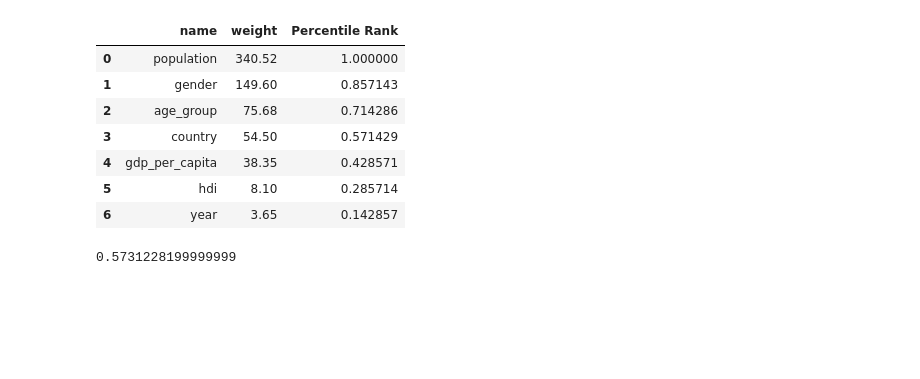
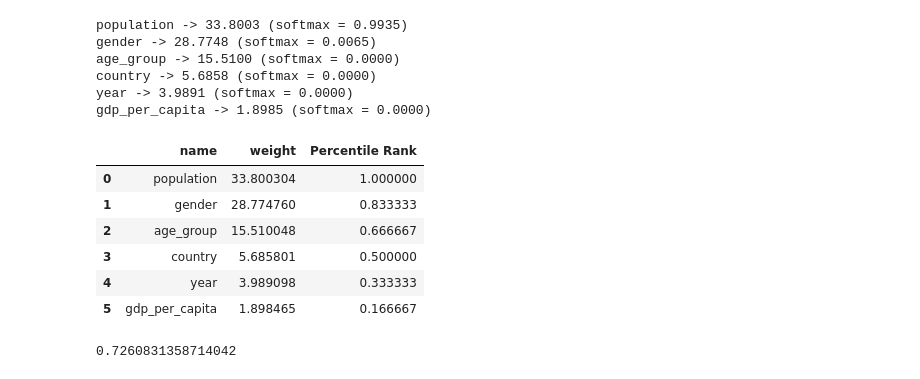
Before and after one commit to MichalBerg99/MachineLearning, a Jupyter notebook: ML_Suicide_prediction.ipynb, the cells around one changed output. Saved outputs shown, nothing was run; the diff lists cells and outputs as text; code cells hidden in the pictures; blank space fills up the shorter version.

```diff
--- a/ML_Suicide_prediction.ipynb
+++ b/ML_Suicide_prediction.ipynb
@@ -19,6 +22,6 @@ df.head()
 # Change names of the columns
 df.columns=["country","year","gender","age_group","suicide_number","population","sui_pop","country_year","hdi","gdp_for_year","gdp_per_capita","generation"]
 # %%
-df.drop(["country_year","gdp_for_year","generation","sui_pop"],axis=1,inplace=True)
+df.drop(["country_year","gdp_for_year","generation","sui_pop","hdi"],axis=1,inplace=True)
 df.head()
 # %% [output]
@@ -224,8 +221,9 @@ R_squared: 0.85438
 # %%
 import shap
 
-# Fits the explainer
-explainer = shap.Explainer(model.predict, X_test)
+# Fits the explainer using the fitted random_forest
+explainer = shap.Explainer(random_forest_fitted.predict, X_test)
+
 
 # Calculates the SHAP values
 shap_values = explainer(X_test)
@@ -261,35 +259,68 @@ shap.summary_plot(shap_values, plot_type='violin')
+# %%
+from scipy.special import softmax
+
+def print_feature_importances_shap_values(shap_values, features):
+    '''
+    Prints the feature importances based on SHAP values in an ordered way
+    shap_values -> The SHAP values calculated from a shap.Explainer object
+    features -> The name of the features, on the order presented to the explainer
+    '''
+    # Calculates the feature importance (mean absolute shap value) for each feature
+    importances = []
+    for i in range(shap_values.values.shape[1]):
+        importances.append(np.mean(np.abs(shap_values.values[:, i])))
+    # Calculates the normalized version
+    importances_norm = softmax(importances)
+    # Organize the importances and columns in a dictionary
+    feature_importances = {fea: imp for imp, fea in zip(importances, features)}
+    feature_importances_norm = {fea: imp for imp, fea in zip(importances_norm, features)}
+    # Sorts the dictionary
+    feature_importances = {k: v for k, v in sorted(feature_importances.items(), key=lambda item: item[1], reverse = True)}
+    feature_importances_norm= {k: v for k, v in sorted(feature_importances_norm.items(), key=lambda item: item[1], reverse = True)}
+    # Prints the feature importances
+    weights = []
+    for k, v in feature_importances.items():
+        print(f"{k} -> {v:.4f} (softmax = {feature_importances_norm[k]:.4f})")
+        weights.append(v)
+    return weights
+# %%
+weights = print_feature_importances_shap_values(shap_values, ['country','year','gender','age_group','population','gdp_per_capita'])
+# %% [output]
+population -> 33.8003 (softmax = 0.9935)
+gender -> 28.7748 (softmax = 0.0065)
+age_group -> 15.5100 (softmax = 0.0000)
+country -> 5.6858 (softmax = 0.0000)
+year -> 3.9891 (softmax = 0.0000)
+gdp_per_capita -> 1.8985 (softmax = 0.0000)
 # %%
 ODI_runs = {'name': ['population', 'gender', 'age_group',
-                      'country', 'gdp_per_capita', 'hdi',
-                      'year'],
-            'weight': [340.52, 149.6, 75.68, 54.5, 38.35, 8.1, 3.65]}
+                      'country','year','gdp_per_capita'],
+            'weight': weights}
 dg = pd.DataFrame(ODI_runs)
 
 # create a new column of percentile rank
 dg['Percentile Rank'] = dg.weight.rank(pct = True)
 
 # displaying the percentile rank
 display(dg)
 # %% [output]
 |  | name | weight | Percentile Rank |
-| 0 | population | 340.52 | 1.000000 |
-| 1 | gender | 149.60 | 0.857143 |
-| 2 | age_group | 75.68 | 0.714286 |
-| 3 | country | 54.50 | 0.571429 |
-| 4 | gdp_per_capita | 38.35 | 0.428571 |
-| 5 | hdi | 8.10 | 0.285714 |
-| 6 | year | 3.65 | 0.142857 |
+| 0 | population | 33.800304 | 1.000000 |
+| 1 | gender | 28.774760 | 0.833333 |
+| 2 | age_group | 15.510048 | 0.666667 |
+| 3 | country | 5.685801 | 0.500000 |
+| 4 | year | 3.989098 | 0.333333 |
+| 5 | gdp_per_capita | 1.898465 | 0.166667 |
 # %%
 # import module
 import numpy as np
 
-p_rank = [1, 0.857, 0.714, 0.571, 0.428, 0.285, 0.142]
-weight = [340.52, 149.6, 75.68, 54.5, 38.35, 8.1, 3.65]
-
+p_rank = dg['Percentile Rank']
+weight = weights
 
 svi = 0;
-for i in range(7):
+for i in range(6):
   svi +=  p_rank[i] * weight[i];
-print(svi/1000)
+print(svi/100)
 # %% [output]
-0.5731228199999999
+0.7260831358714042
```
Also changed, not shown: parts of 21 cells of this notebook.
